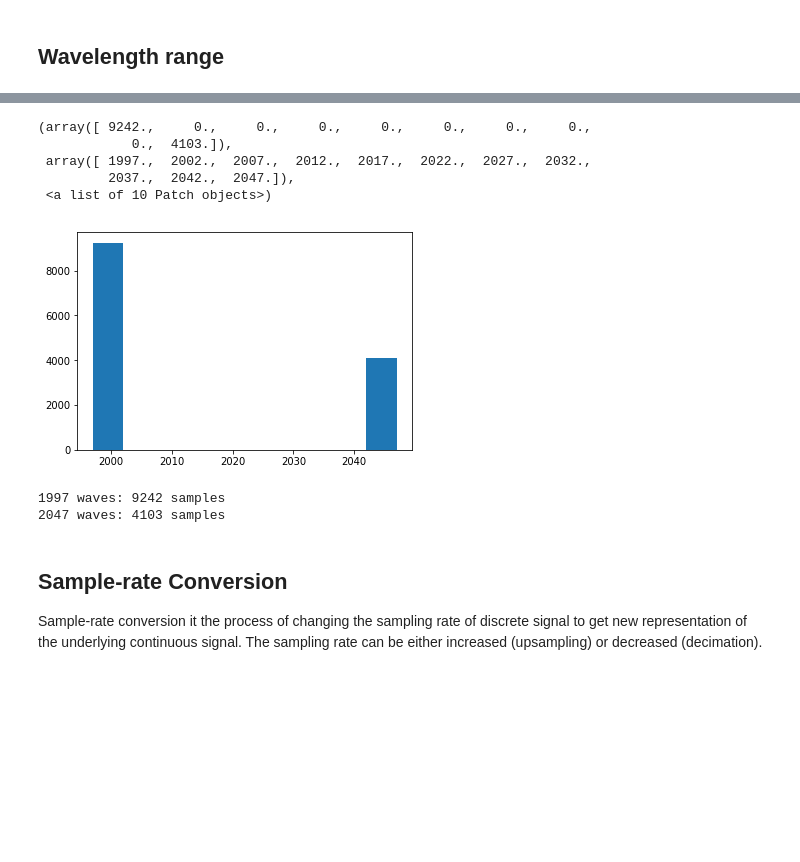
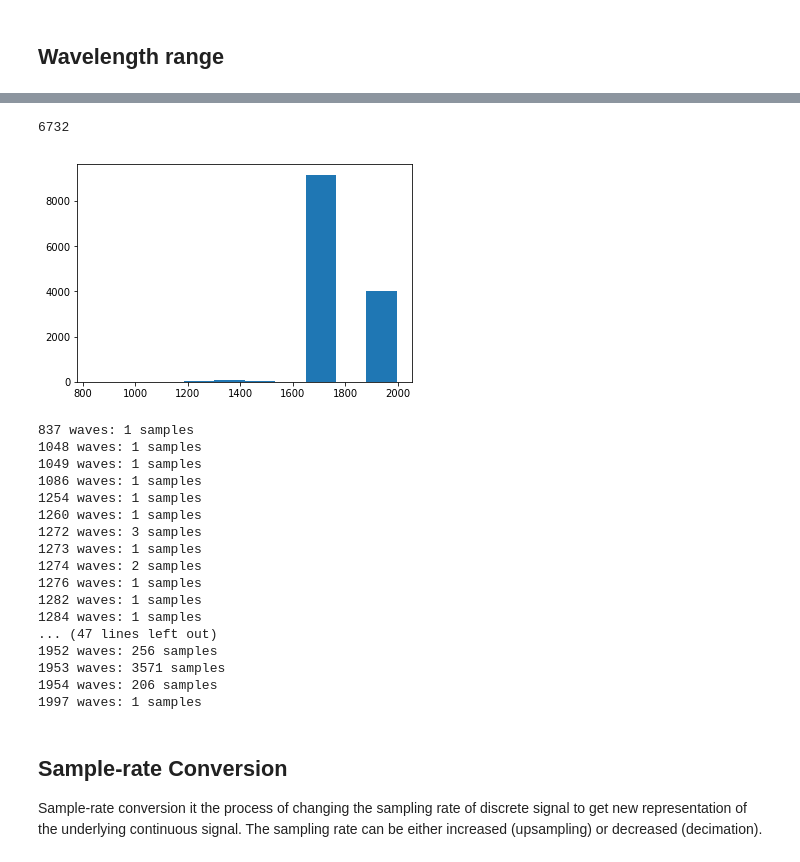
Before and after one commit to podondra/bt-spectraldl, a Jupyter notebook: notebooks/03-resampling.ipynb, the cells around one changed output, grey strips where cells are left out. Saved outputs shown, nothing was run; the diff lists cells and outputs as text; code cells hidden in the pictures; blank space fills up the shorter version.

```diff
--- a/notebooks/03-resampling.ipynb
+++ b/notebooks/03-resampling.ipynb
@@ -57,19 +58,34 @@ end = 6733
+# %%
+end = math.floor(ends_bins[0])
+end
+# %% [output]
+6732
 # %%
-wavelen_lens = np.array([x['wave'].shape[0] for x in spectra.values()])
-plt.hist(wavelen_lens)
+wavelen_lens = np.array([x[0, :].shape[0] for x in spectra.values()])
+_ = plt.hist(wavelen_lens)
 # %% [output]
-(array([ 9242.,     0.,     0.,     0.,     0.,     0.,     0.,     0.,
-            0.,  4103.]),
- array([ 1997.,  2002.,  2007.,  2012.,  2017.,  2022.,  2027.,  2032.,
-         2037.,  2042.,  2047.]),
- <a list of 10 Patch objects>)
-[figure, old version]
+[figure, new version]
 # %%
 for waves, count in zip(*np.unique(wavelen_lens, return_counts=True)):
     print('{} waves: {} samples'.format(waves, count))
 # %% [output]
-1997 waves: 9242 samples
-2047 waves: 4103 samples
+837 waves: 1 samples
+1048 waves: 1 samples
+1049 waves: 1 samples
+1086 waves: 1 samples
+1254 waves: 1 samples
+1260 waves: 1 samples
+1272 waves: 3 samples
+1273 waves: 1 samples
+1274 waves: 2 samples
+1276 waves: 1 samples
+1282 waves: 1 samples
+1284 waves: 1 samples
+... (47 lines left out)
+1952 waves: 256 samples
+1953 waves: 3571 samples
+1954 waves: 206 samples
+1997 waves: 1 samples
 # %% [markdown]
 ## Sample-rate Conversion
 
```
Also changed, not shown: parts of 12 cells of this notebook, 2 other files.
